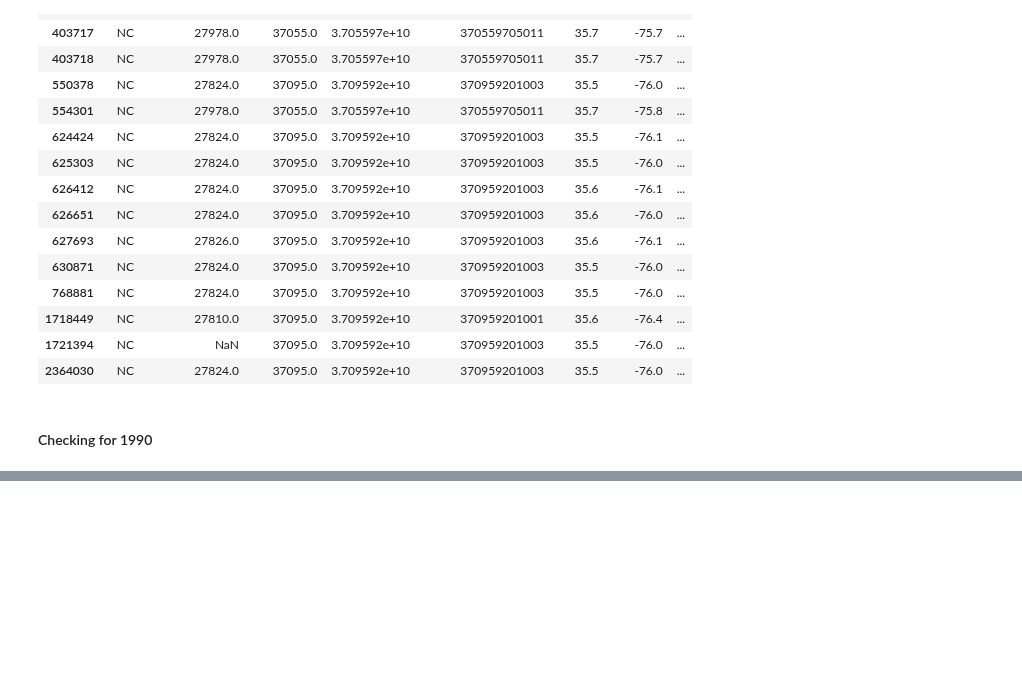
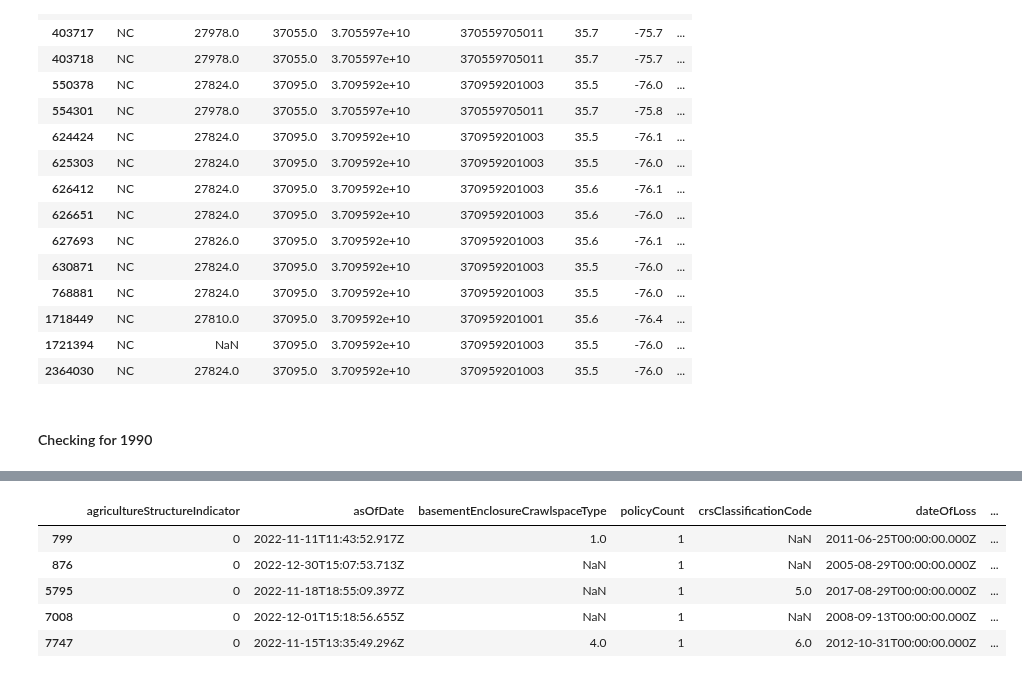
Before and after one commit to LayanKaushik/FloodClaimGeospatialImprovements, a Jupyter notebook: Code/Checking_BG_mapping_for_1990_2000.ipynb, the cells around one changed output, grey strips where cells are left out. Cells and saved outputs as stored; diff of their text form; code cells hidden in the pictures; blank space fills up the shorter version.

```diff
--- a/Code/Checking_BG_mapping_for_1990_2000.ipynb
+++ b/Code/Checking_BG_mapping_for_1990_2000.ipynb
@@ -259,0 +913,2 @@ for idx_unit_data, row_unit_data in df_geographic_unique2000.iterrows():
+# %%
+list_2020_BG = common_bg
@@ -259,0 +1085,6 @@ for idx_unit_data, row_unit_data in df_geographic_unique2000.iterrows():
+# %%
+non_common_list  = list_2020_BG - list_2010_BG
+# %%
+df_copy_2 = df_copy[df_copy['censusBlockGroupFips'].notna()]
+df_copy_2['censusBlockGroupFips'] = [str(int(float(i))) for i in df_copy_2['censusBlockGroupFips']]
+df_copy_2['censusBlockGroupFips'] = [censusBG.zfill(12) for censusBG in df_copy_2['censusBlockGroupFips']]
@@ -259,0 +1130,2 @@ for idx_unit_data, row_unit_data in df_geographic_unique2000.iterrows():
+# %%
+test_non_common = df_copy_2[df_copy_2['censusBlockGroupFips'].isin(non_common_list)]
@@ -259,0 +1136,9 @@ for idx_unit_data, row_unit_data in df_geographic_unique2000.iterrows():
+# %%
+test_non_common.head()
+# %% [output]
+|  | agricultureStructureIndicator | asOfDate | basementEnclosureCrawlspaceType | policyCount | crsClassificationCode | dateOfLoss | ... |
+| 799 | 0 | 2022-11-11T11:43:52.917Z | 1.0 | 1 | NaN | 2011-06-25T00:00:00.000Z | ... |
+| 876 | 0 | 2022-12-30T15:07:53.713Z | NaN | 1 | NaN | 2005-08-29T00:00:00.000Z | ... |
+| 5795 | 0 | 2022-11-18T18:55:09.397Z | NaN | 1 | 5.0 | 2017-08-29T00:00:00.000Z | ... |
+| 7008 | 0 | 2022-12-01T15:18:56.655Z | NaN | 1 | NaN | 2008-09-13T00:00:00.000Z | ... |
+| 7747 | 0 | 2022-11-15T13:35:49.296Z | 4.0 | 1 | 6.0 | 2012-10-31T00:00:00.000Z | ... |
```
Also changed, not shown: parts of 130 cells of this notebook, 7 other files.
